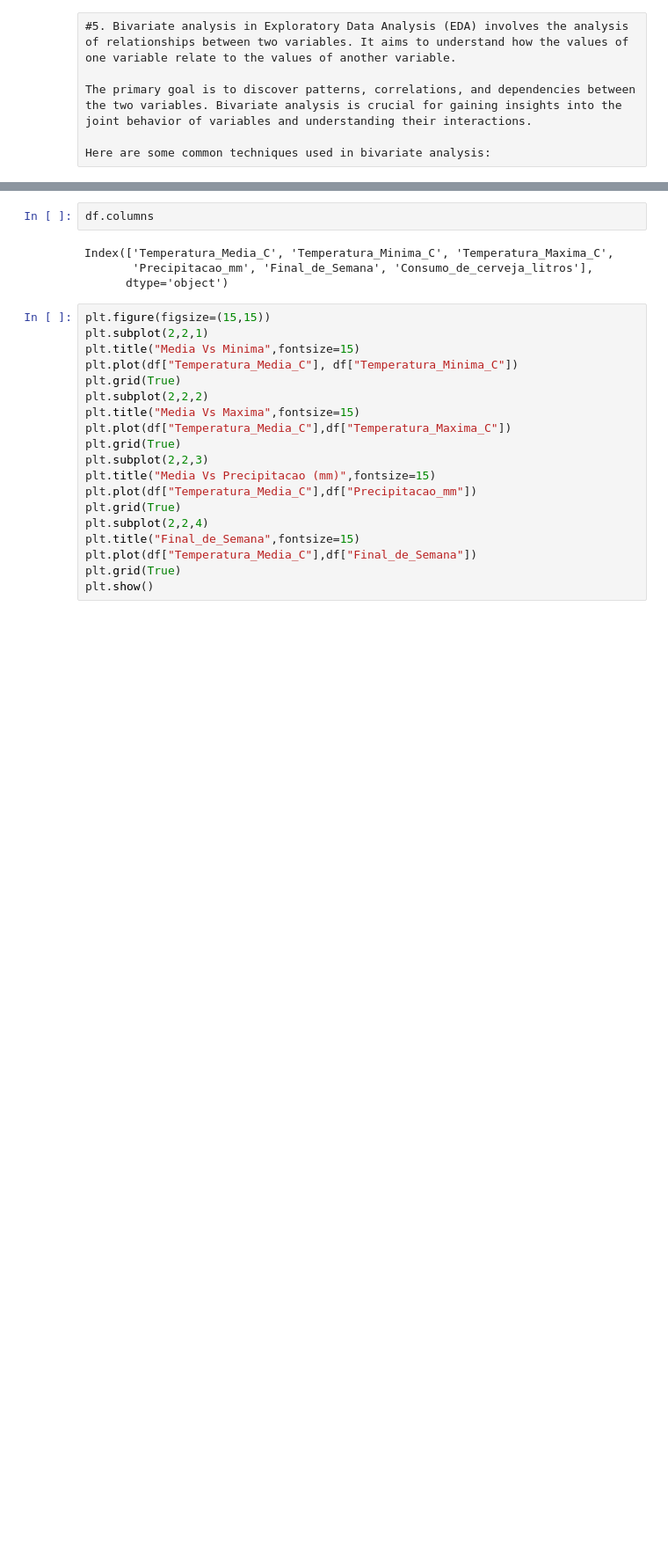
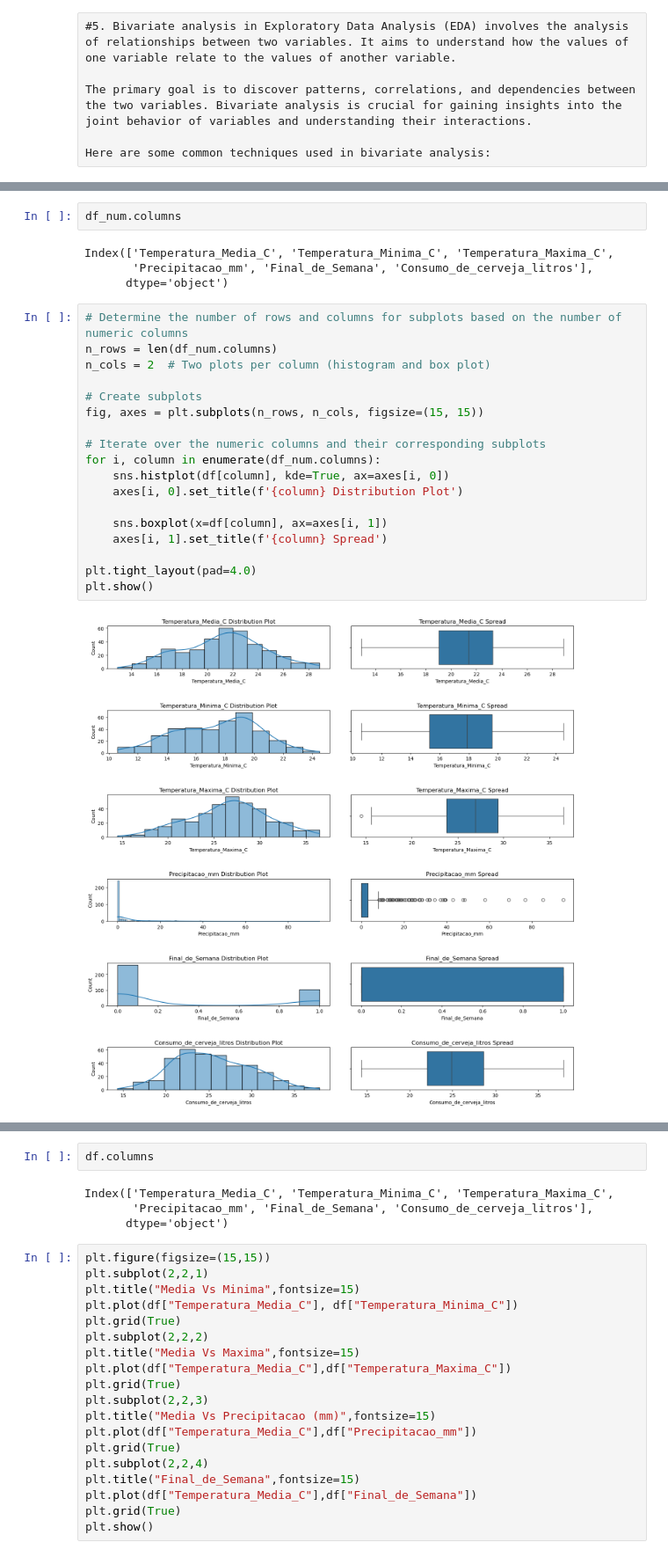
Before and after one commit to vidyadharbendre/learn_machine_learning, a Jupyter notebook: regression/jupyter_notebooks/03_beer_prediction/beer_forecast_model.ipynb, the cells around one changed output, grey strips where cells are left out. Shown at 88% size. Cells and saved outputs as stored; diff of their text form; blank space fills up the shorter version.

```diff
--- a/regression/jupyter_notebooks/03_beer_prediction/beer_forecast_model.ipynb
+++ b/regression/jupyter_notebooks/03_beer_prediction/beer_forecast_model.ipynb
@@ -875,0 +1002,26 @@ Here are some common techniques used in bivariate analysis:
+# %%
+df_num.columns
+# %% [output]
+Index(['Temperatura_Media_C', 'Temperatura_Minima_C', 'Temperatura_Maxima_C',
+       'Precipitacao_mm', 'Final_de_Semana', 'Consumo_de_cerveja_litros'],
+      dtype='object')
+# %%
+# Determine the number of rows and columns for subplots based on the number of numeric columns
+n_rows = len(df_num.columns)
+n_cols = 2  # Two plots per column (histogram and box plot)
+
+# Create subplots
+fig, axes = plt.subplots(n_rows, n_cols, figsize=(15, 15))
+
+# Iterate over the numeric columns and their corresponding subplots
+for i, column in enumerate(df_num.columns):
+    sns.histplot(df[column], kde=True, ax=axes[i, 0])
+    axes[i, 0].set_title(f'{column} Distribution Plot')
+
+    sns.boxplot(x=df[column], ax=axes[i, 1])
+    axes[i, 1].set_title(f'{column} Spread')
+
+plt.tight_layout(pad=4.0)
+plt.show()
+# %% [output]
+[figure, added]
```
Also changed, not shown: parts of 15 cells of this notebook, 3 other files.
